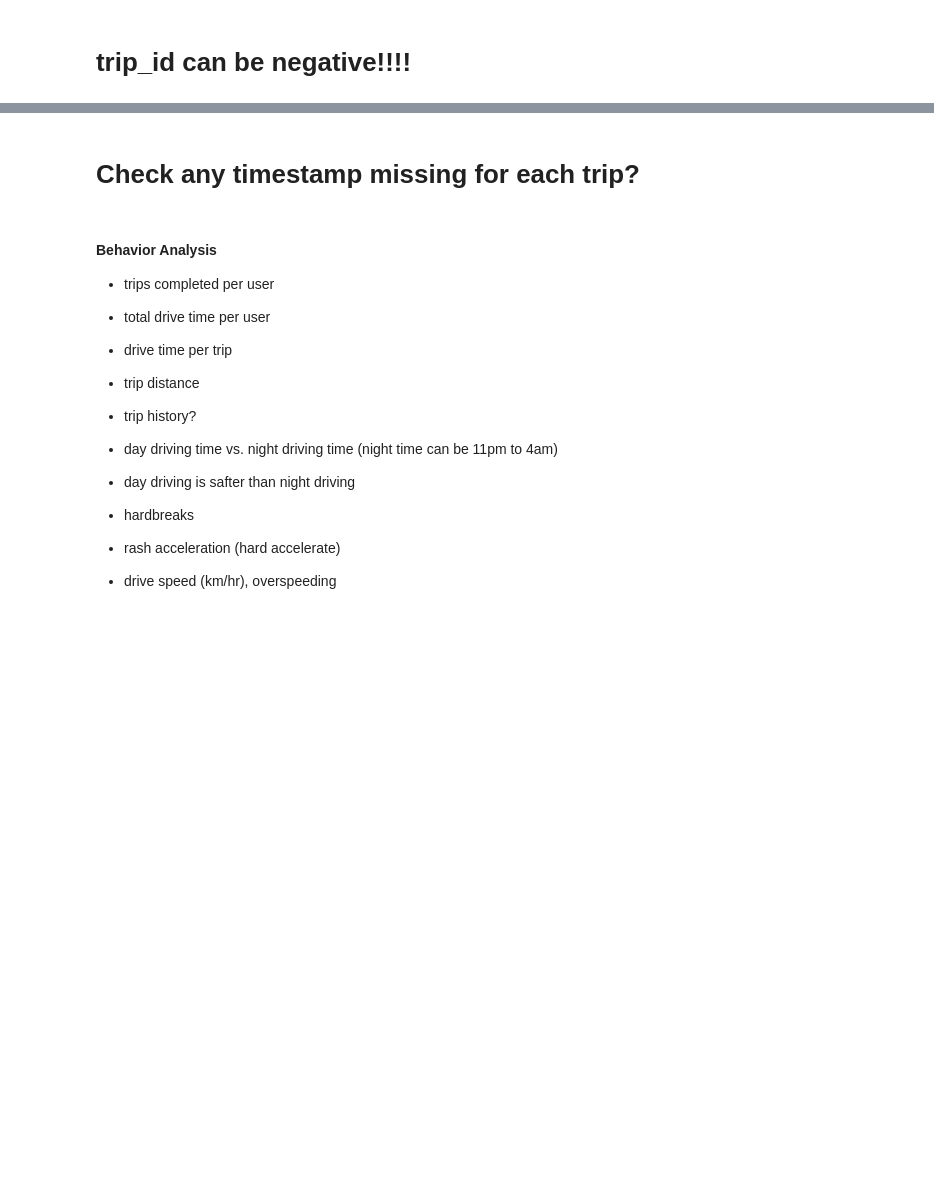
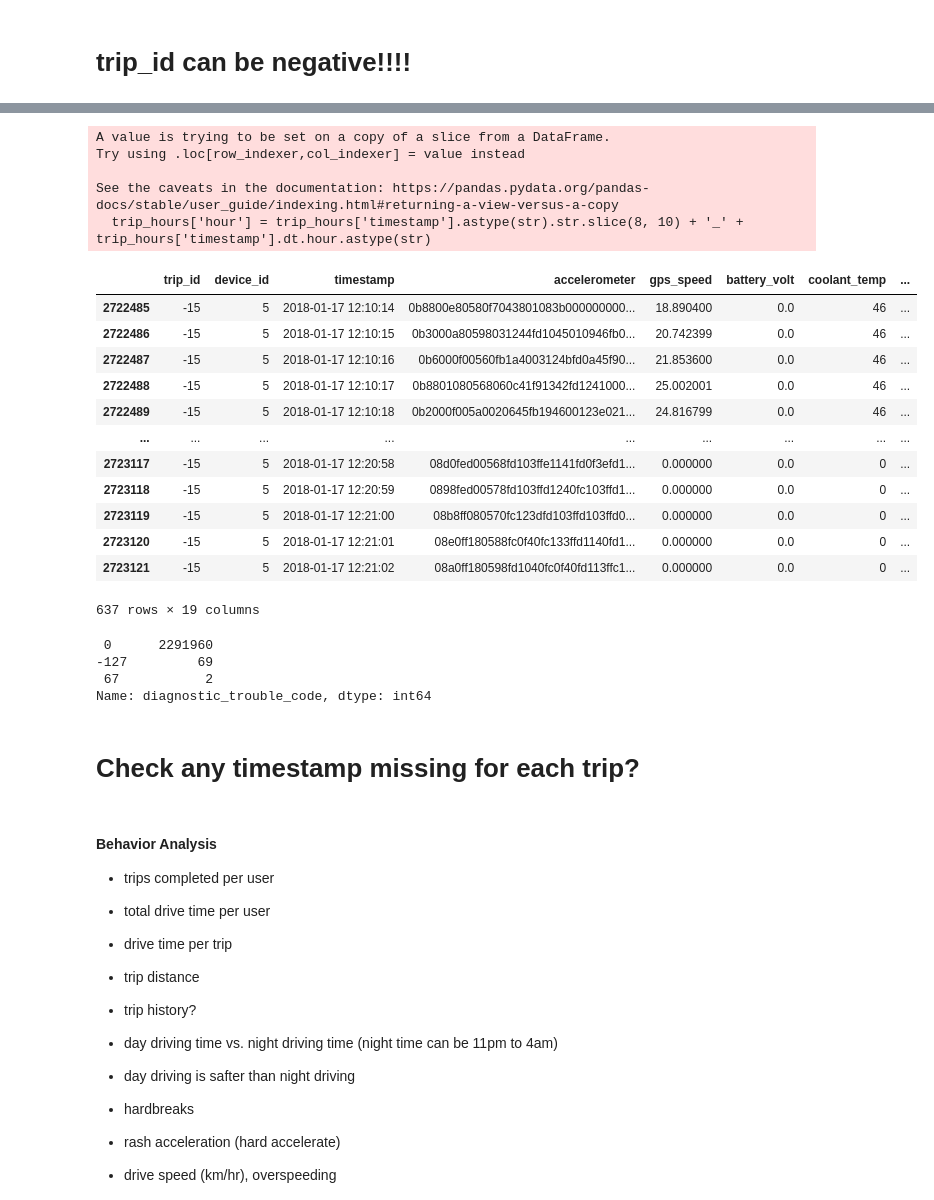
Before and after one commit to qirun-chen/getting-into-telematics, a Jupyter notebook: EDA.ipynb, the cells around one changed output, grey strips where cells are left out. Drawn from its saved outputs; the diff is of its cells as text; code cells hidden in the pictures; blank space fills up the shorter version.

```diff
--- a/EDA.ipynb
+++ b/EDA.ipynb
@@ -248,3 +375,33 @@ throttle_position in 99.879% time had 1 signal per second (1 Hz)
+# %%
+trip_hours = car_df[(car_df['device_id'] == 5) & (car_df['trip_id'] == -15)]
+trip_hours['hour'] = trip_hours['timestamp'].astype(str).str.slice(8, 10) + '_' + trip_hours['timestamp'].dt.hour.astype(str)
+trip_hours
+# %% [output]
+A value is trying to be set on a copy of a slice from a DataFrame.
+Try using .loc[row_indexer,col_indexer] = value instead
+
+See the caveats in the documentation: https://pandas.pydata.org/pandas-docs/stable/user_guide/indexing.html#returning-a-view-versus-a-copy
+  trip_hours['hour'] = trip_hours['timestamp'].astype(str).str.slice(8, 10) + '_' + trip_hours['timestamp'].dt.hour.astype(str)
+|  | trip_id | device_id | timestamp | accelerometer | gps_speed | battery_volt | coolant_temp | ... |
+| 2722485 | -15 | 5 | 2018-01-17 12:10:14 | 0b8800e80580f7043801083b000000000... | 18.890400 | 0.0 | 46 | ... |
+| 2722486 | -15 | 5 | 2018-01-17 12:10:15 | 0b3000a80598031244fd1045010946fb0... | 20.742399 | 0.0 | 46 | ... |
+| 2722487 | -15 | 5 | 2018-01-17 12:10:16 | 0b6000f00560fb1a4003124bfd0a45f90... | 21.853600 | 0.0 | 46 | ... |
+| 2722488 | -15 | 5 | 2018-01-17 12:10:17 | 0b8801080568060c41f91342fd1241000... | 25.002001 | 0.0 | 46 | ... |
+| 2722489 | -15 | 5 | 2018-01-17 12:10:18 | 0b2000f005a0020645fb194600123e021... | 24.816799 | 0.0 | 46 | ... |
+| ... | ... | ... | ... | ... | ... | ... | ... | ... |
+| 2723117 | -15 | 5 | 2018-01-17 12:20:58 | 08d0fed00568fd103ffe1141fd0f3efd1... | 0.000000 | 0.0 | 0 | ... |
+| 2723118 | -15 | 5 | 2018-01-17 12:20:59 | 0898fed00578fd103ffd1240fc103ffd1... | 0.000000 | 0.0 | 0 | ... |
+| 2723119 | -15 | 5 | 2018-01-17 12:21:00 | 08b8ff080570fc123dfd103ffd103ffd0... | 0.000000 | 0.0 | 0 | ... |
+| 2723120 | -15 | 5 | 2018-01-17 12:21:01 | 08e0ff180588fc0f40fc133ffd1140fd1... | 0.000000 | 0.0 | 0 | ... |
+| 2723121 | -15 | 5 | 2018-01-17 12:21:02 | 08a0ff180598fd1040fc0f40fd113ffc1... | 0.000000 | 0.0 | 0 | ... |
+637 rows × 19 columns
+# %%
+car_df['diagnostic_trouble_code'].value_counts()
+# %% [output]
+ 0      2291960
+-127         69
+ 67           2
+Name: diagnostic_trouble_code, dtype: int64
 # %% [markdown]
 # Check any timestamp missing for each trip?
 # %% [markdown]
```
Also changed, not shown: parts of 19 cells of this notebook.
